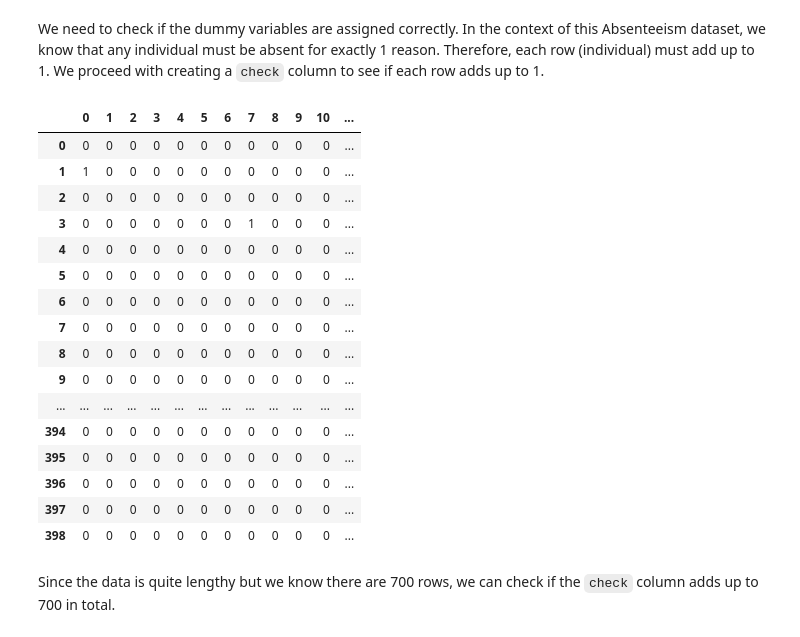
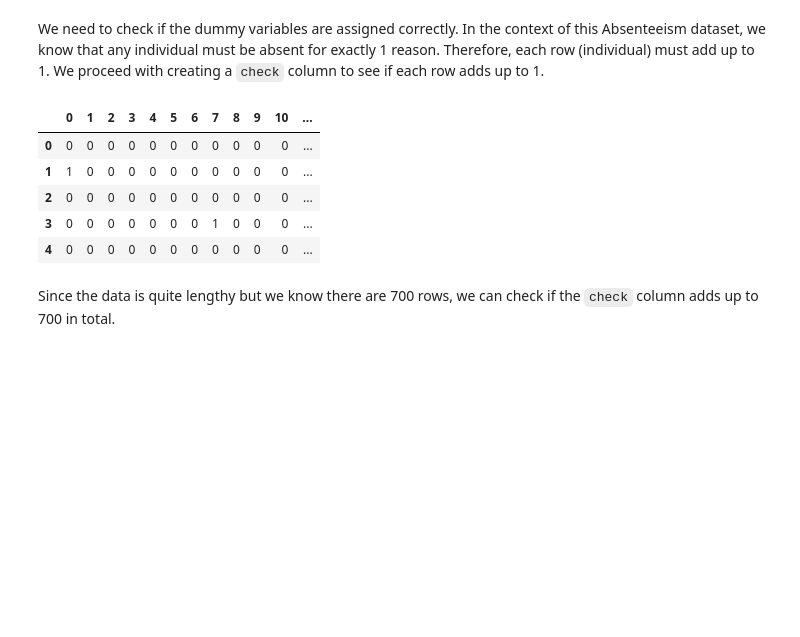
Before and after one commit to noahnguyen2004/Prediction-of-Absenteeism-at-Work, a Jupyter notebook: Absenteeism_Prediction.ipynb, the cells around one changed output. Cells and saved outputs as stored; diff of their text form; code cells hidden in the pictures; blank space fills up the shorter version.

```diff
--- a/Absenteeism_Prediction.ipynb
+++ b/Absenteeism_Prediction.ipynb
@@ -129,25 +118,14 @@ We need to check if the dummy variables are assigned correctly. In the context o
 # %%
 reason_absence['check'] = reason_absence.sum(axis=1)
 # %%
-reason_absence
+reason_absence.head()
 # %% [output]
 |  | 0 | 1 | 2 | 3 | 4 | 5 | 6 | 7 | 8 | 9 | 10 | ... |
 | 0 | 0 | 0 | 0 | 0 | 0 | 0 | 0 | 0 | 0 | 0 | 0 | ... |
 | 1 | 1 | 0 | 0 | 0 | 0 | 0 | 0 | 0 | 0 | 0 | 0 | ... |
 | 2 | 0 | 0 | 0 | 0 | 0 | 0 | 0 | 0 | 0 | 0 | 0 | ... |
 | 3 | 0 | 0 | 0 | 0 | 0 | 0 | 0 | 1 | 0 | 0 | 0 | ... |
 | 4 | 0 | 0 | 0 | 0 | 0 | 0 | 0 | 0 | 0 | 0 | 0 | ... |
-| 5 | 0 | 0 | 0 | 0 | 0 | 0 | 0 | 0 | 0 | 0 | 0 | ... |
-| 6 | 0 | 0 | 0 | 0 | 0 | 0 | 0 | 0 | 0 | 0 | 0 | ... |
-| 7 | 0 | 0 | 0 | 0 | 0 | 0 | 0 | 0 | 0 | 0 | 0 | ... |
-| 8 | 0 | 0 | 0 | 0 | 0 | 0 | 0 | 0 | 0 | 0 | 0 | ... |
-| 9 | 0 | 0 | 0 | 0 | 0 | 0 | 0 | 0 | 0 | 0 | 0 | ... |
-| ... | ... | ... | ... | ... | ... | ... | ... | ... | ... | ... | ... | ... |
-| 394 | 0 | 0 | 0 | 0 | 0 | 0 | 0 | 0 | 0 | 0 | 0 | ... |
-| 395 | 0 | 0 | 0 | 0 | 0 | 0 | 0 | 0 | 0 | 0 | 0 | ... |
-| 396 | 0 | 0 | 0 | 0 | 0 | 0 | 0 | 0 | 0 | 0 | 0 | ... |
-| 397 | 0 | 0 | 0 | 0 | 0 | 0 | 0 | 0 | 0 | 0 | 0 | ... |
-| 398 | 0 | 0 | 0 | 0 | 0 | 0 | 0 | 0 | 0 | 0 | 0 | ... |
 # %% [markdown]
 Since the data is quite lengthy but we know there are 700 rows, we can check if the `check` column adds up to 700 in total.
 # %%
```
Also changed, not shown: parts of 34 cells of this notebook.
